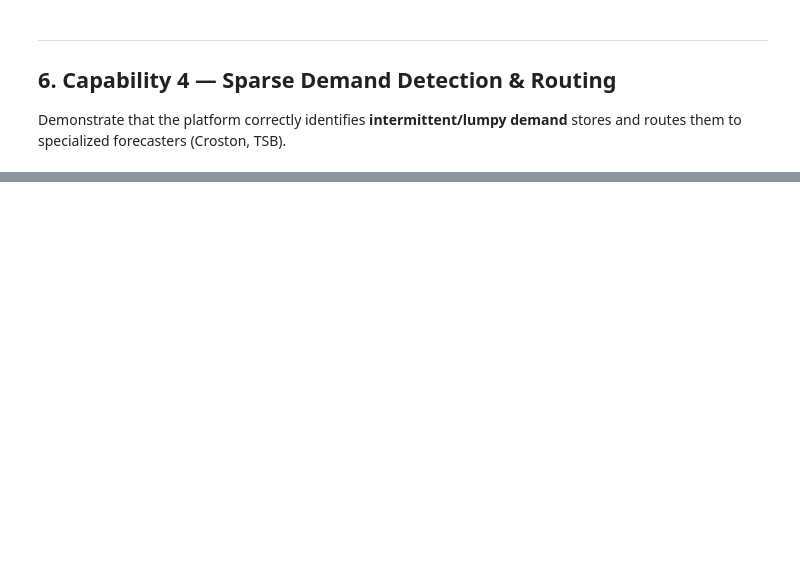
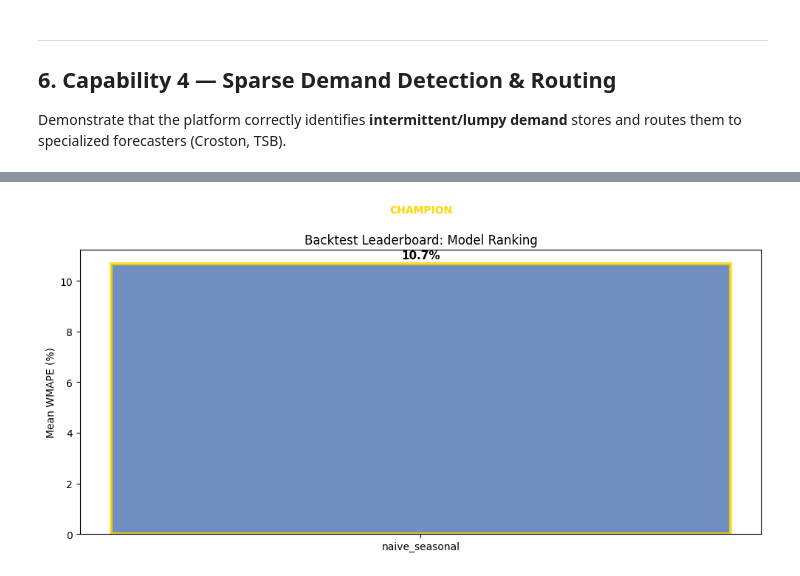
Before and after one commit to aethrixdev/sales_forecast, a Jupyter notebook: forecasting-platform/notebooks/rossmann_platform_demo.ipynb, the cells around one changed output, grey strips where cells are left out. Cells and saved outputs as stored; diff of their text form; code cells hidden in the pictures; blank space fills up the shorter version.

```diff
--- a/forecasting-platform/notebooks/rossmann_platform_demo.ipynb
+++ b/forecasting-platform/notebooks/rossmann_platform_demo.ipynb
@@ -130,6 +170,21 @@ data = (
     ])
 )
 
+# Fill missing weeks with zeros (some stores are closed occasionally)
+_min_w, _max_w = data["week"].min(), data["week"].max()
+_all_weeks = pl.date_range(_min_w, _max_w, interval="1w", eager=True)
+_all_ids = data.select(["series_id", "store_type", "store"]).unique()
+_grid = _all_ids.join(pl.DataFrame({"week": _all_weeks}), how="cross")
+data = (
+    _grid.join(data.select(["series_id", "week", "quantity", "promo_ratio"]),
+               on=["series_id", "week"], how="left")
+    .with_columns([
+        pl.col("quantity").fill_null(0.0),
+        pl.col("promo_ratio").fill_null(0.0),
+    ])
+    .sort(["series_id", "week"])
+)
+
 store_counts = data.select(["store_type", "store"]).unique().group_by("store_type").len().sort("store_type")
 print(f"Sampled {data['store'].n_unique()} stores:")
 print(store_counts)
@@ -828,0 +1101,29 @@ else:
+# %%
+# ── Leaderboard bar chart ────────────────────────────────────────────
+leaderboard = bt_results["leaderboard"]
+
+if not leaderboard.is_empty():
+    fig, ax = plt.subplots(figsize=(10, 5))
+    model_ids = leaderboard["model_id"].to_list()
+    wmapes = [float(v) * 100 for v in leaderboard["wmape"].to_list()]
+    colors = ["#4C72B0", "#55A868", "#C44E52", "#DD8452"]
+    bars = ax.bar(model_ids, wmapes, color=colors[:len(model_ids)], edgecolor="black", alpha=0.8)
+    for bar, w in zip(bars, wmapes):
+        ax.text(bar.get_x() + bar.get_width() / 2, bar.get_height() + 0.2,
+                f"{w:.1f}%", ha="center", fontsize=11, fontweight="bold")
+    ax.set_ylabel("Mean WMAPE (%)")
+    ax.set_title("Backtest Leaderboard: Model Ranking")
+    # Mark champion
+    champion_name = bt_results["champions"]["model_id"][0]
+    champion_idx = model_ids.index(champion_name) if champion_name in model_ids else 0
+    bars[champion_idx].set_edgecolor("gold")
+    bars[champion_idx].set_linewidth(3)
+    ax.annotate("CHAMPION", xy=(champion_idx, wmapes[champion_idx]),
+                xytext=(champion_idx, wmapes[champion_idx] + 2),
+                ha="center", fontsize=10, fontweight="bold", color="gold")
+    fig.tight_layout()
+    plt.show()
+else:
+    print("No leaderboard available.")
+# %% [output]
+[figure, added]
```
Also changed, not shown: parts of 49 cells of this notebook, 2 other files.
